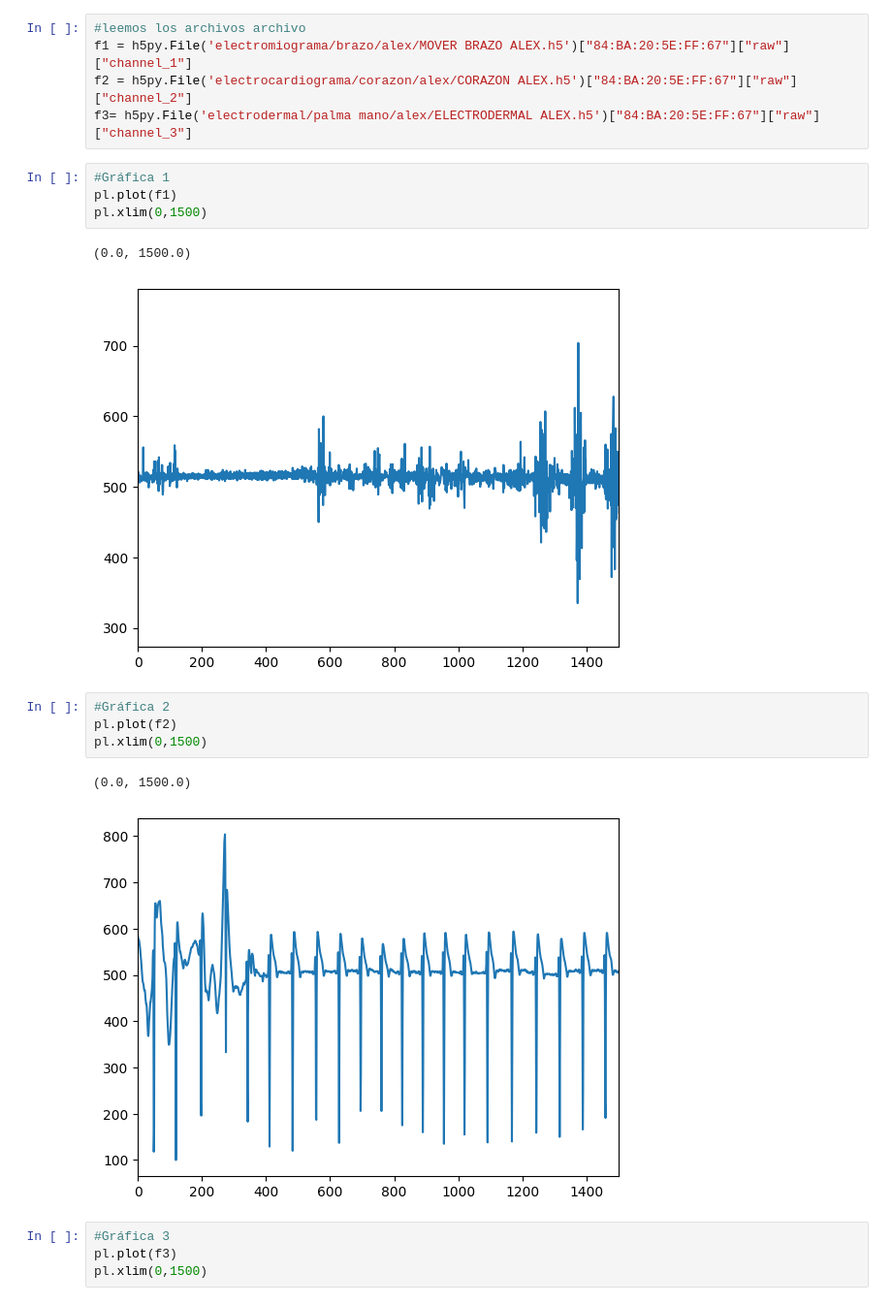
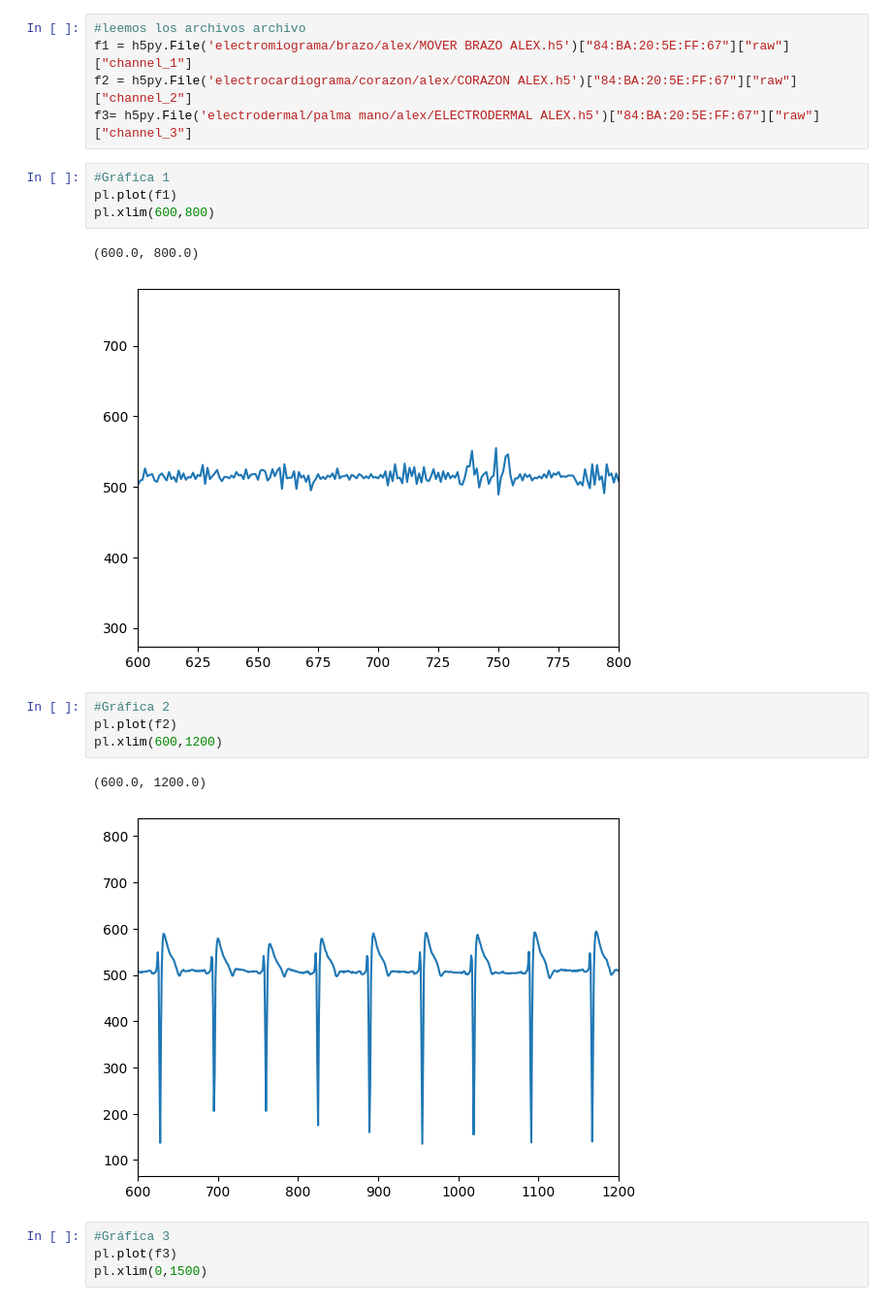
Before and after one commit to joseluis031/Bitalino, a Jupyter notebook: alex estudio.ipynb, the cells around one changed output. Shown: that part at 97% size. Cells and saved outputs as stored; diff of their text form.

```diff
--- a/alex estudio.ipynb
+++ b/alex estudio.ipynb
@@ -10,17 +10,17 @@ f3= h5py.File('electrodermal/palma mano/alex/ELECTRODERMAL ALEX.h5')["84:BA:20:5
 # %%
 #Gráfica 1
 pl.plot(f1)
-pl.xlim(0,1500)
+pl.xlim(600,800)
 # %% [output]
-(0.0, 1500.0)
+(600.0, 800.0)
-[figure, old version]
+[figure, new version]
 # %%
 #Gráfica 2
 pl.plot(f2)
-pl.xlim(0,1500)
+pl.xlim(600,1200)
 # %% [output]
-(0.0, 1500.0)
+(600.0, 1200.0)
-[figure, old version]
+[figure, new version]
 # %%
 #Gráfica 3
 pl.plot(f3)
```
Also changed, not shown: 4 other files.
